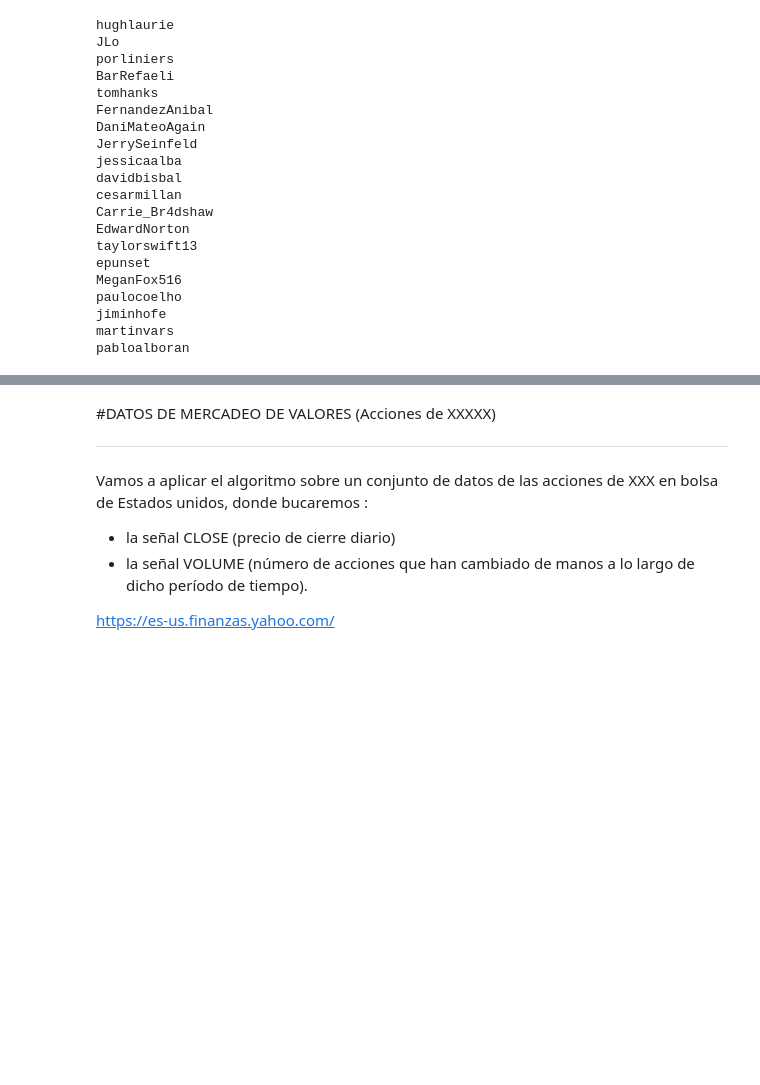
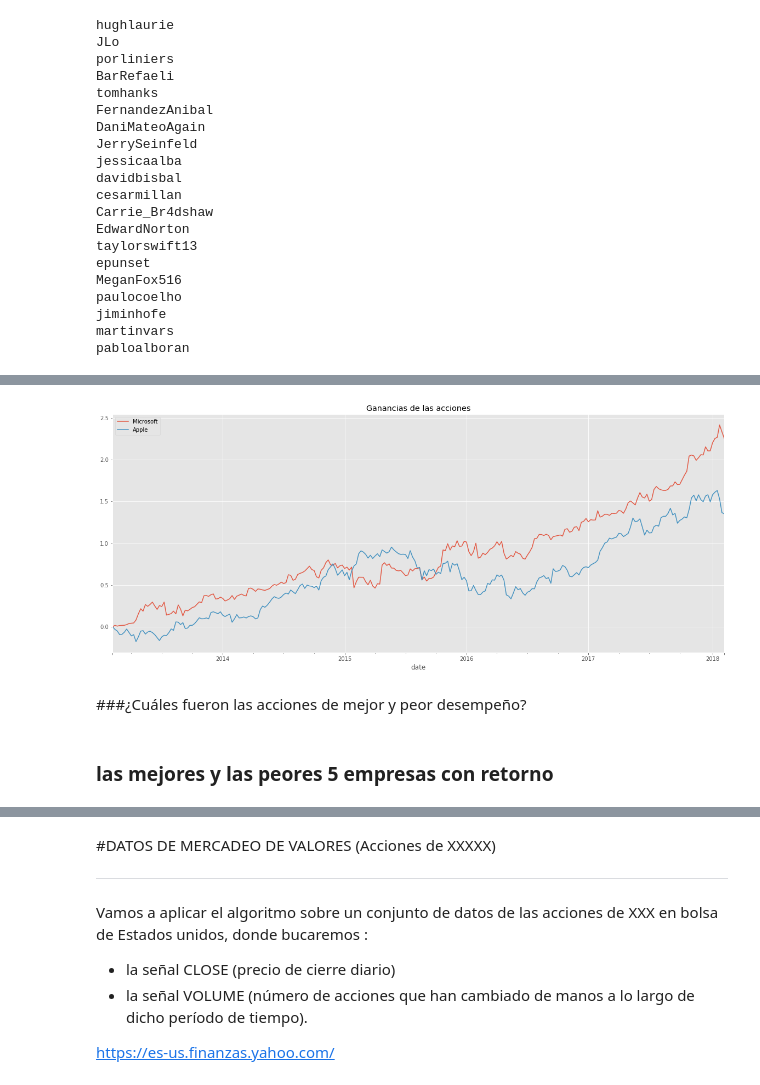
Before and after one commit to santiagomc12/Deep-Learning-20221, a Jupyter notebook: Primer Periodo/P1T6_KMEAN.ipynb, the cells around one changed output, grey strips where cells are left out. Cells and saved outputs as stored; diff of their text form; code cells hidden in the pictures; blank space fills up the shorter version.

```diff
--- a/Primer Periodo/P1T6_KMEAN.ipynb
+++ b/Primer Periodo/P1T6_KMEAN.ipynb
@@ -577,0 +864,6 @@ pabloalboran
+# %%
+#df_acciones.head()
+start = df_acciones.iloc[0]  #traemos la primera fila y la volvemos un vector
+#calculamos el valor del retorno de la acción
+returns = (df_acciones - start) / start
+returns
@@ -577,0 +885,12 @@ pabloalboran
+# %%
+plt.figure(figsize = (20,8))
+plot_stock('MSFT', df_acciones=returns)
+plot_stock('AAPL', df_acciones=returns)
+plt.title('Ganancias de las acciones')
+plt.legend();
+# %% [output]
+[figure, added]
+# %% [markdown]
+###¿Cuáles fueron las acciones de mejor y peor desempeño?
+# %% [markdown]
+### las mejores y las peores 5 empresas con retorno
```
Also changed, not shown: parts of 48 cells of this notebook.
